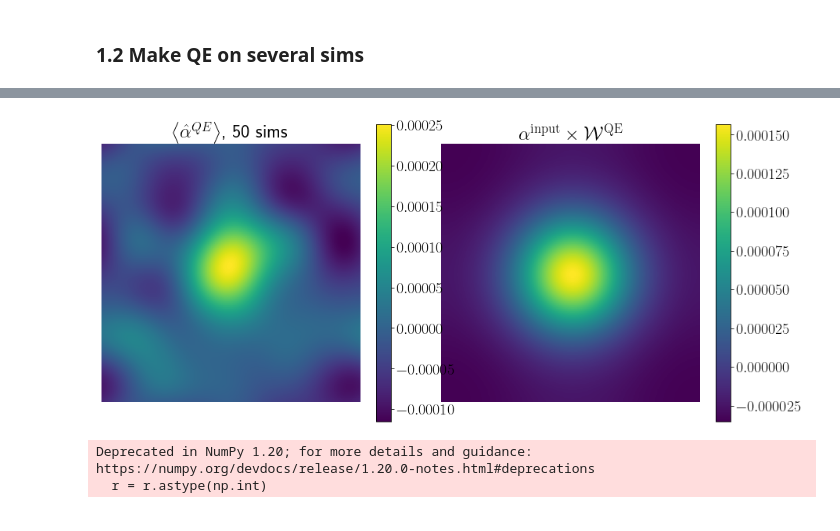
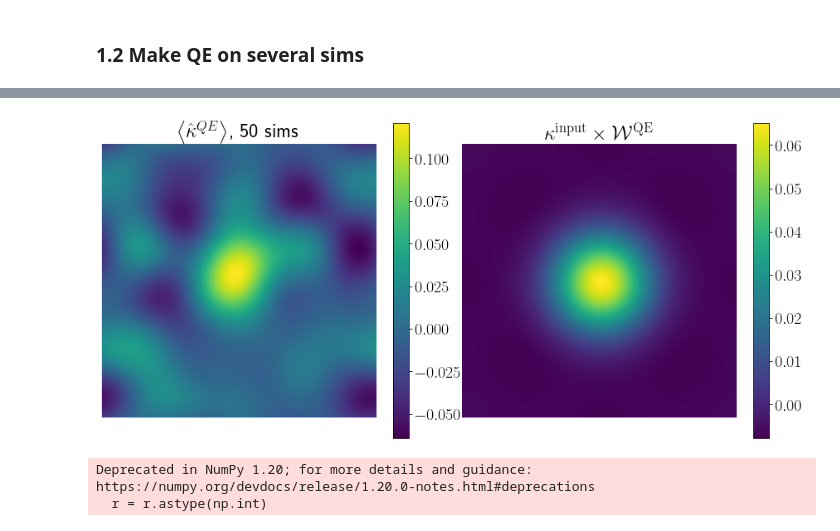
Before and after one commit to carronj/LensIt, a Jupyter notebook: notebooks/get_mass_estimate.ipynb, the cells around one changed output, grey strips where cells are left out. Saved outputs shown, nothing was run; the diff lists cells and outputs as text; code cells hidden in the pictures.

```diff
--- a/notebooks/get_mass_estimate.ipynb
+++ b/notebooks/get_mass_estimate.ipynb
@@ -222,9 +218,9 @@ for ax, dat in zip(axs, [lib_qlm.alm2map(plm2alphalm(plm0)), alpha_input_wf]):
 nmaps = 50
 plmqe_wf = [None]*nmaps
 plmqes = [None]*nmaps
-dmapsqe_wf = [None]*nmaps
-dmapsqe = [None]*nmaps
-kmaps0 = [None]*nmaps
+phiqe_wf = [None]*nmaps
+phiqe = [None]*nmaps
+kmaps_wf = [None]*nmaps
 kmapsqe = [None]*nmaps
 datalms = [None]*nmaps
 
@@ -232,10 +228,10 @@ if nsims >1:
     for idx in range(nmaps):
         print(idx)
         plmqe_wf[idx], plmqes[idx], lib_qlm, datalms[idx], lib_datalm, H0, H0len, wf_qe = get_starting_point(idx, typ, clustermaps)
-        dmapsqe_wf[idx] = lib_qlm.alm2map(plm2alphalm(plmqe_wf[idx]))
-        dmapsqe[idx] = lib_qlm.alm2map(plm2alphalm(plmqes[idx]))
-        kmaps0[idx] = lib_qlm.alm2map(plm2klm(plmqe_wf[idx]))
-        kmapsqe[idx] = lib_qlm.alm2map(plm2klm(plmqes[idx]))
+        phiqe_wf[idx] = lib_qlm.alm2map(plmqe_wf[idx])
+        phiqe[idx] = lib_qlm.alm2map(plmqes[idx])
+        kmaps_wf[idx] = clustermaps.haloprofile.phimap2kappamap(phiqe_wf[idx], lib_skyalm.shape, lib_skyalm.lsides)
+        kmapsqe[idx] = clustermaps.haloprofile.phimap2kappamap(phiqe[idx], lib_skyalm.shape, lib_skyalm.lsides)
 # %% [output]
 0
  I will be using data from ell=0 to ell=2868 only
@@ -255,22 +251,20 @@ if nsims >1:
      [00:00:00]  (total [00:00:00])   get_qlms::cartesian gradients
      [00:00:00]  (total [00:00:00])   get_qlms::rotation to phi Omega
 # %%
-# plt.imshow(np.mean(np.array(pmaps), axis=0))
 fig, axs = plt.subplots(1, 2, figsize=(12, 6),)
 
 fig.subplots_adjust(left=0.02, bottom=0.06, right=1, top=0.94, wspace=0.05)
 
-vmax = np.max(np.abs(alpha_input_wf))
-titles = [r'$\left< \hat \alpha^{QE} \right>$' + f', {nmaps} sims', r'$\alpha^{\mathrm{input}} \times \mathcal{W}^{\mathrm{QE}} $']
-for ax, dat, title in zip(axs, [np.mean(np.array(dmapsqe_wf), axis=0), alpha_input_wf], titles):
-# for ax, dat, title in zip(axs, [np.mean(np.array(kmapsqe), axis=0), clustermaps.len_cmbs.kappa_map], titles):
-    # im = ax.imshow(dat, vmax = vmax, vmin = -vmax, cmap = 'viridis')
+vmax = np.max(np.abs(phi_input_wf))
+titles = [r'$\left< \hat \kappa^{QE} \right>$' + f', {nmaps} sims', r'$\kappa^{\mathrm{input}} \times \mathcal{W}^{\mathrm{QE}} $']
+# for ax, dat, title in zip(axs, [np.mean(np.array(phiqe_wf), axis=0), phi_input_wf], titles):
+for ax, dat, title in zip(axs, [np.mean(np.array(kmaps_wf), axis=0), kappa_input_wf], titles):
     im = ax.imshow(dat)
     fig.colorbar(im, ax=ax)
     ax.set_title(title)
     ax.axis('off')
 # %% [output]
-[figure, old version]
+[figure, new version]
 # %%
 def get_profile(map):
     """Return the average of the around teh central pixel"""
```
Also changed, not shown: parts of 5 cells of this notebook, 3 other files.
